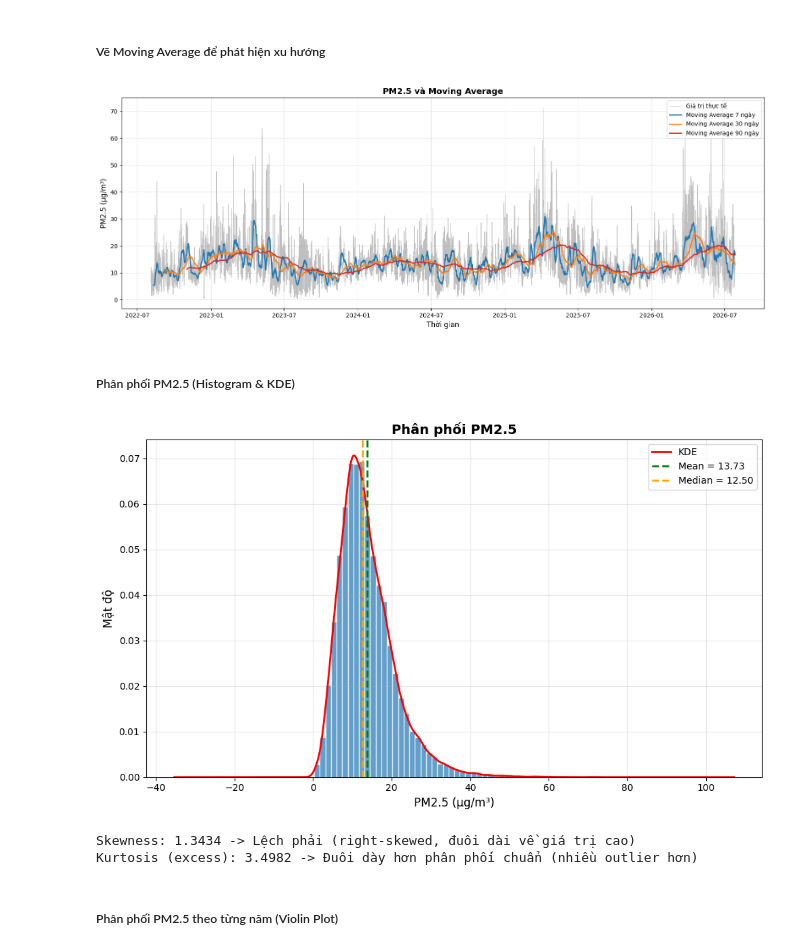
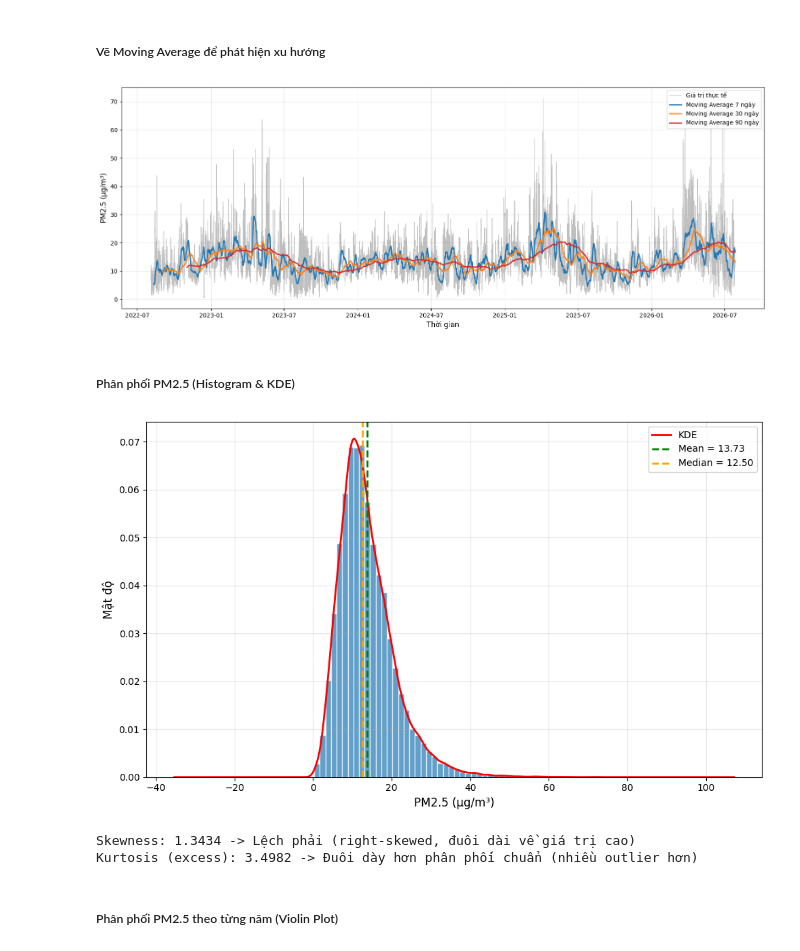
Before and after one commit to thiennguyen37-qn/PM2.5-GRU, a Jupyter notebook: 02_eda.ipynb, the cells around one changed output. Saved outputs shown, nothing was run; the diff lists cells and outputs as text; code cells hidden in the pictures.

```diff
--- a/02_eda.ipynb
+++ b/02_eda.ipynb
@@ -136,39 +134,37 @@ plt.plot(df_sorted.index, ma_90, label='Moving Average 90 ngày', linewidth=2, c
 
 plt.xlabel('Thời gian', fontsize=12)
 plt.ylabel('PM2.5 (µg/m³)', fontsize=12)
-plt.title('PM2.5 và Moving Average', fontsize=14, fontweight='bold')
 plt.legend(loc='upper right', fontsize=10)
 plt.grid(True, alpha=0.3)
 plt.tight_layout()
 plt.show()
 # %% [output]
-[figure, old version]
+[figure, new version]
 # %% [markdown]
 ##### Phân phối PM2.5 (Histogram & KDE)
 # %%
 pm25 = df_sorted['PM2.5'].dropna()
 
 fig, ax = plt.subplots(figsize=(10, 6))
 ax.hist(pm25, bins=50, color='#1f77b4', alpha=0.7, edgecolor='white', density=True)
 pm25.plot(kind='kde', ax=ax, color='red', linewidth=2, label='KDE')
 
 ax.axvline(pm25.mean(), color='green', linestyle='--', linewidth=2, label=f'Mean = {pm25.mean():.2f}')
 ax.axvline(pm25.median(), color='orange', linestyle='--', linewidth=2, label=f'Median = {pm25.median():.2f}')
 
 ax.set_xlabel('PM2.5 (µg/m³)', fontsize=12)
 ax.set_ylabel('Mật độ', fontsize=12)
-ax.set_title('Phân phối PM2.5', fontsize=14, fontweight='bold')
 ax.legend()
 ax.grid(True, alpha=0.3)
 plt.tight_layout()
 plt.show()
 
 sk = stats.skew(pm25)
 ku = stats.kurtosis(pm25)
 print(f"Skewness: {sk:.4f} -> {'Lệch phải (right-skewed, đuôi dài về giá trị cao)' if sk > 0 else 'Lệch trái (left-skewed)'}")
 print(f"Kurtosis (excess): {ku:.4f} -> {'Đuôi dày hơn phân phối chuẩn (nhiều outlier hơn)' if ku > 0 else 'Đuôi mỏng hơn phân phối chuẩn'}")
 # %% [output]
-[figure, old version]
+[figure, new version]
 Skewness: 1.3434 -> Lệch phải (right-skewed, đuôi dài về giá trị cao)
 Kurtosis (excess): 3.4982 -> Đuôi dày hơn phân phối chuẩn (nhiều outlier hơn)
 # %% [markdown]
```
Also changed, not shown: parts of 7 cells of this notebook, 20 other files.
